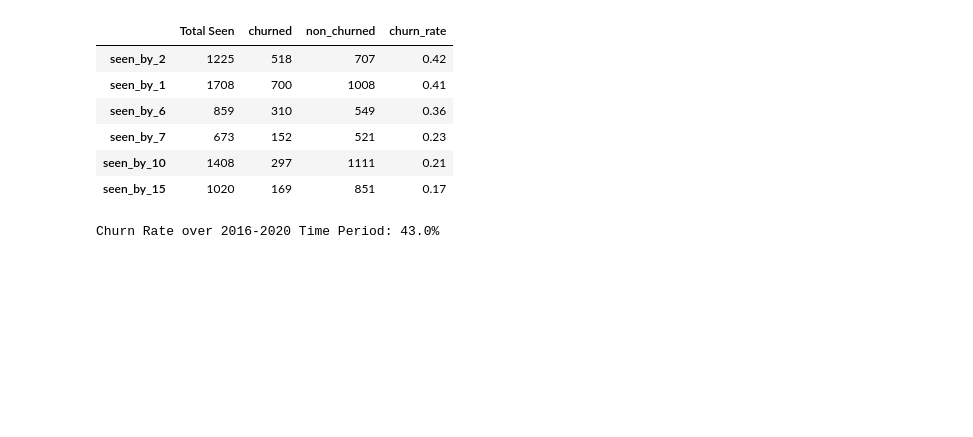
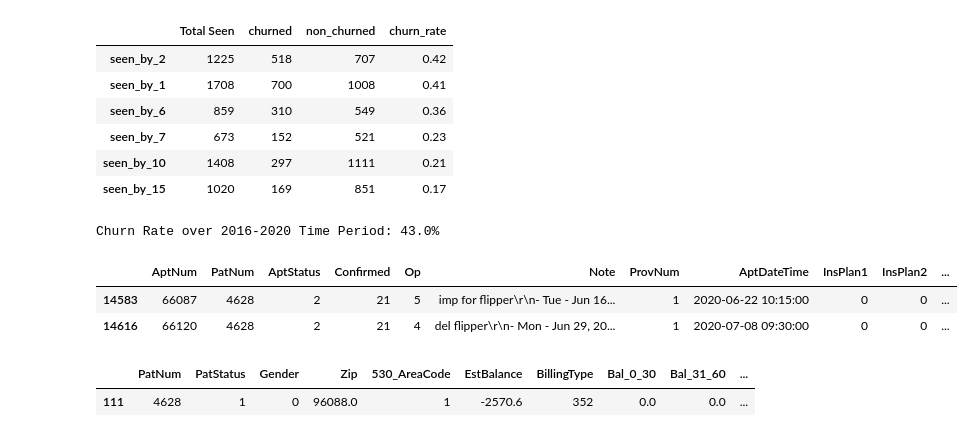
Before and after one commit to americanthinker/dental-project, a Jupyter notebook: src/model_data_prep.ipynb, the cells around one changed output. Cells and saved outputs as stored; diff of their text form; code cells hidden in the pictures; blank space fills up the shorter version.

```diff
--- a/src/model_data_prep.ipynb
+++ b/src/model_data_prep.ipynb
@@ -367,3 +367,14 @@ churn_rate_through_2016 = pat.churn.sum()/len(pat)
 print(f'Churn Rate over 2016-2020 Time Period: {round(churn_rate_through_2016, 2)*100}%')
 # %% [output]
 Churn Rate over 2016-2020 Time Period: 43.0%
+# %%
+appt[appt['PatNum'] == 4628]
+# %% [output]
+|  | AptNum | PatNum | AptStatus | Confirmed | Op | Note | ProvNum | AptDateTime | InsPlan1 | InsPlan2 | ... |
+| 14583 | 66087 | 4628 | 2 | 21 | 5 | imp for flipper\r\n- Tue - Jun 16... | 1 | 2020-06-22 10:15:00 | 0 | 0 | ... |
+| 14616 | 66120 | 4628 | 2 | 21 | 4 | del flipper\r\n- Mon - Jun 29, 20... | 1 | 2020-07-08 09:30:00 | 0 | 0 | ... |
+# %%
+pat[pat['PatNum'] == 4628]
+# %% [output]
+|  | PatNum | PatStatus | Gender | Zip | 530_AreaCode | EstBalance | BillingType | Bal_0_30 | Bal_31_60 | ... |
+| 111 | 4628 | 1 | 0 | 96088.0 | 1 | -2570.6 | 352 | 0.0 | 0.0 | ... |
```
Also changed, not shown: 4 other files.
